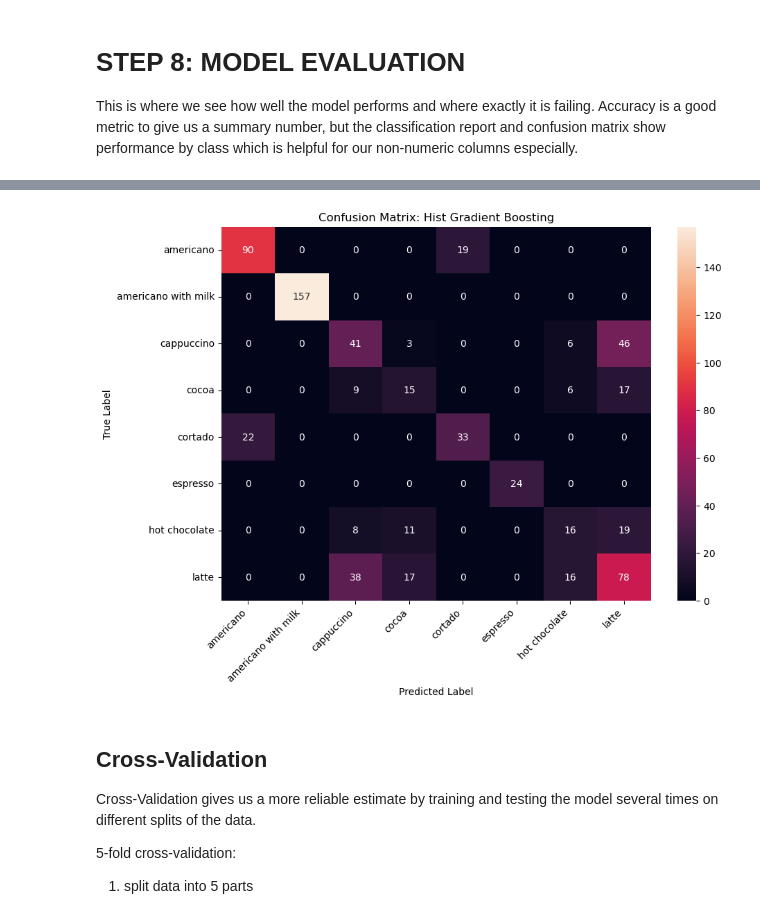
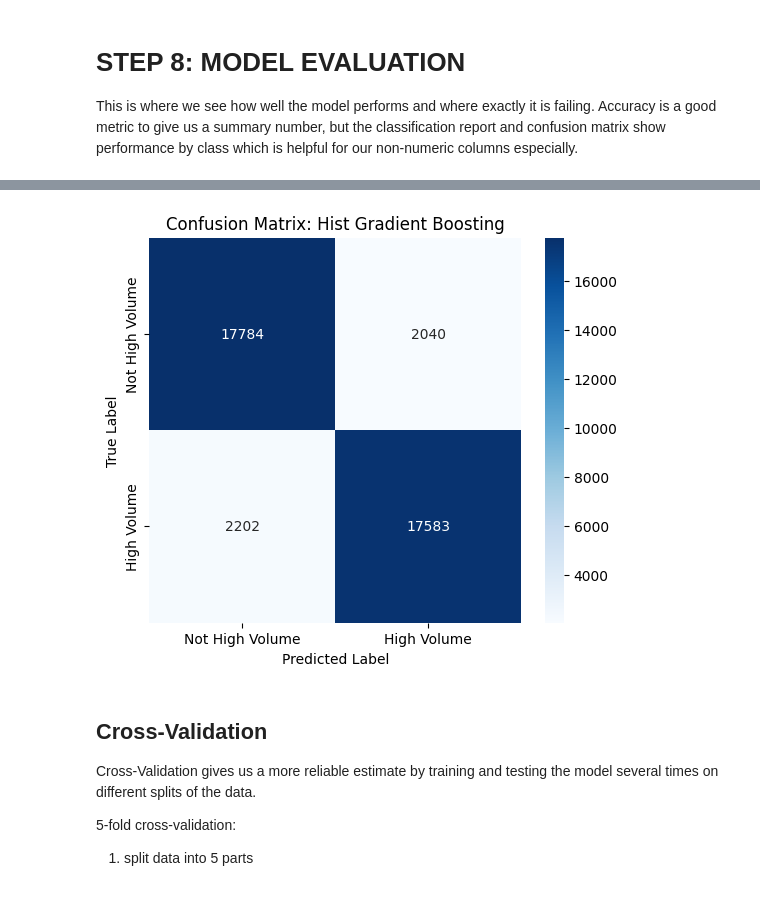
Before and after one commit to alyssalyssalysa/TCG_DSML_PRIMER, a Jupyter notebook: TCG_ML_PRIMER.ipynb, the cells around one changed output, grey strips where cells are left out. Drawn from its saved outputs; the diff is of its cells as text; code cells hidden in the pictures.

```diff
--- a/TCG_ML_PRIMER.ipynb
+++ b/TCG_ML_PRIMER.ipynb
@@ -421,7 +462,17 @@ Cleaned shape:  (3454, 6)
 # %%
 #for our columns with strings as values, make sure the format is standardized (ie latte vs Latte --> standardize those)
-for col in ['cash_type', 'coffee_name']:
-    cleaned_df[col] = cleaned_df[col].astype(str).str.strip().str.lower()
+#for col in ['cash_type', 'coffee_name']:
+#   cleaned_df[col] = cleaned_df[col].astype(str).str.strip().str.lower()
 
-cleaned_df[['cash_type', 'coffee_name']].head()
+#cleaned_df[['cash_type', 'coffee_name']].head()
+
+for col in ["Product", "Country", "Channel", "Salesperson"]:
+    cleaned_df[col] = (
+        cleaned_df[col]
+        .astype(str)
+        .str.strip()
+        .str.lower()
+    )
+
+cleaned_df[["Product", "Country", "Channel", "Salesperson"]].head()
 # %% [output]
@@ -692,7 +783,7 @@ models = {
     ),
 
     "Random Forest": RandomForestClassifier(
-        n_estimators=500,
+        n_estimators=100,
         random_state=RANDOM_STATE,
         class_weight="balanced",
         max_depth=None,
@@ -787,17 +872,31 @@ americano with milk       1.00      1.00      1.00       157
 # %%
-labels = sorted(y_test.unique())
+# labels = sorted(y_test.unique())
+# cm = confusion_matrix(y_test, test_preds, labels=labels)
+
+# plt.figure(figsize=(10, 7))
+# sns.heatmap(cm, annot=True, fmt="d", xticklabels=labels, yticklabels=labels)
+# plt.title(f"Confusion Matrix: {best_model_name}")
+# plt.xlabel("Predicted Label")
+# plt.ylabel("True Label")
+# plt.xticks(rotation=45, ha="right")
+# plt.yticks(rotation=0)
+# plt.show()
+
+labels = [0, 1]
+label_names = ["Not High Volume", "High Volume"]
+
 cm = confusion_matrix(y_test, test_preds, labels=labels)
 
-plt.figure(figsize=(10, 7))
-sns.heatmap(cm, annot=True, fmt="d", xticklabels=labels, yticklabels=labels)
+plt.figure(figsize=(6, 5))
+sns.heatmap(cm, annot=True, fmt="d", xticklabels=label_names, yticklabels=label_names, cmap="Blues")
+
 plt.title(f"Confusion Matrix: {best_model_name}")
 plt.xlabel("Predicted Label")
 plt.ylabel("True Label")
-plt.xticks(rotation=45, ha="right")
-plt.yticks(rotation=0)
+
 plt.show()
 # %% [output]
-[figure, old version]
+[figure, new version]
 # %% [markdown]
 ## Cross-Validation
 
```
Also changed, not shown: parts of 36 cells of this notebook, 1 other file.
